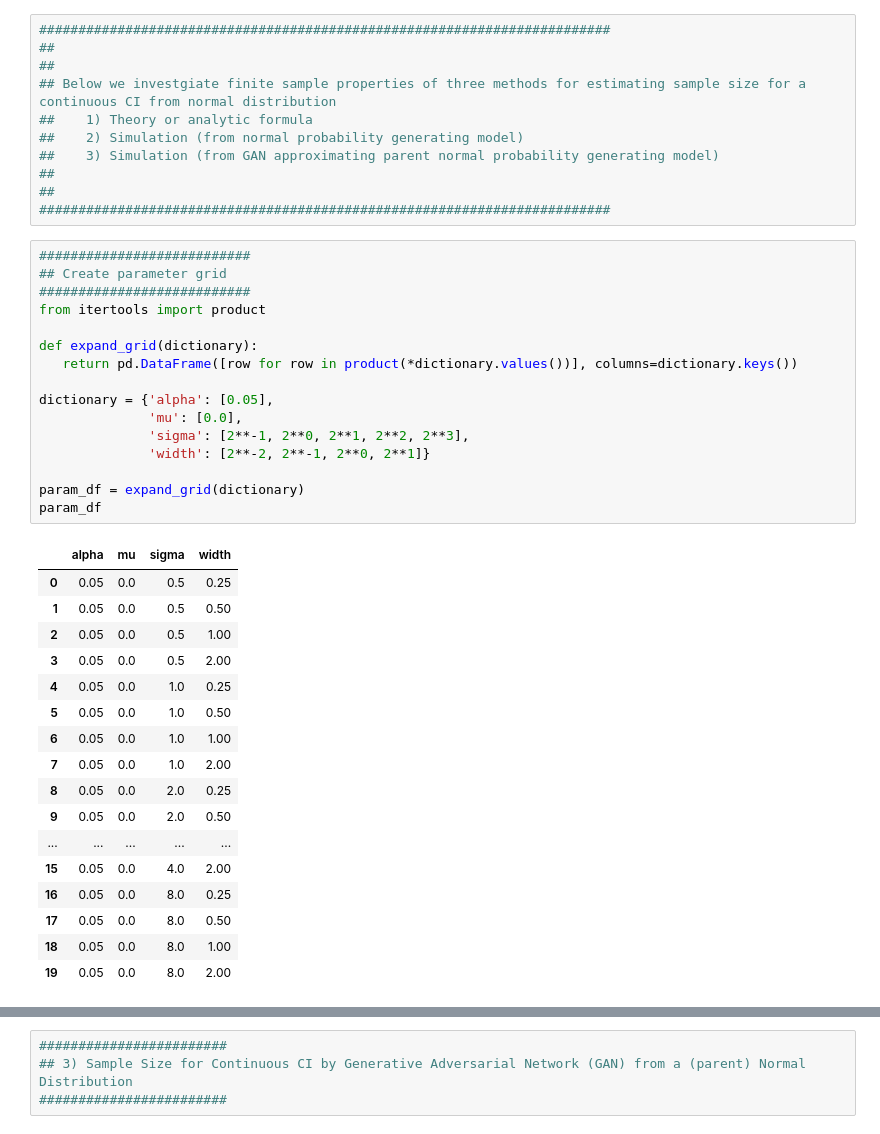
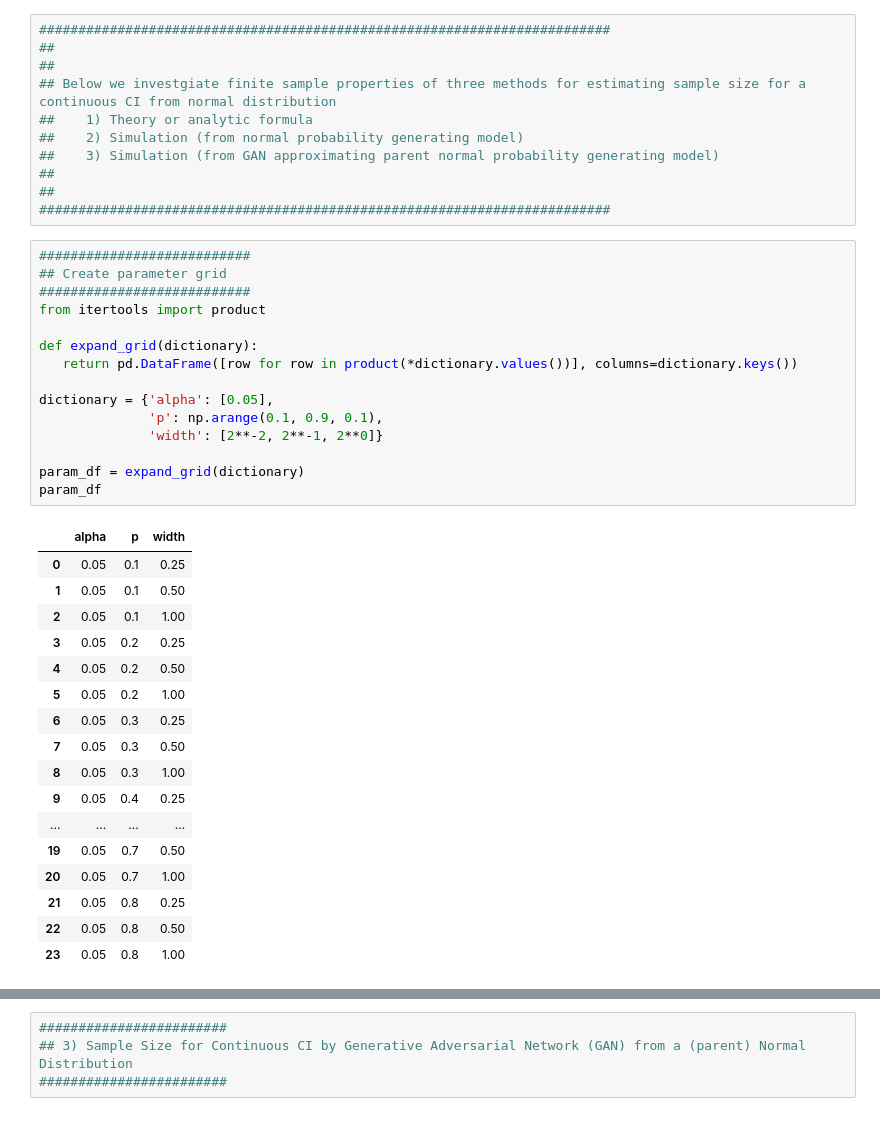
Before and after one commit to bettytan123/Sample-Size-Calculation, a Jupyter notebook: Python_SampleSize_ConfidenceInterval_Binomal_Mean.ipynb, the cells around one changed output, grey strips where cells are left out. Cells and saved outputs as stored; diff of their text form.

```diff
--- a/Python_SampleSize_ConfidenceInterval_Binomal_Mean.ipynb
+++ b/Python_SampleSize_ConfidenceInterval_Binomal_Mean.ipynb
@@ -309,37 +300,36 @@ NameError: ignored
 # %%
 ###########################
 ## Create parameter grid
 ###########################
 from itertools import product
 
 def expand_grid(dictionary):
    return pd.DataFrame([row for row in product(*dictionary.values())], columns=dictionary.keys())
 
 dictionary = {'alpha': [0.05],
-              'mu': [0.0],
-              'sigma': [2**-1, 2**0, 2**1, 2**2, 2**3],
-              'width': [2**-2, 2**-1, 2**0, 2**1]}
+              'p': np.arange(0.1, 0.9, 0.1),
+              'width': [2**-2, 2**-1, 2**0]}
 
 param_df = expand_grid(dictionary)
 param_df
 # %% [output]
-|  | alpha | mu | sigma | width |
-| 0 | 0.05 | 0.0 | 0.5 | 0.25 |
-| 1 | 0.05 | 0.0 | 0.5 | 0.50 |
-| 2 | 0.05 | 0.0 | 0.5 | 1.00 |
-| 3 | 0.05 | 0.0 | 0.5 | 2.00 |
-| 4 | 0.05 | 0.0 | 1.0 | 0.25 |
-| 5 | 0.05 | 0.0 | 1.0 | 0.50 |
-| 6 | 0.05 | 0.0 | 1.0 | 1.00 |
-| 7 | 0.05 | 0.0 | 1.0 | 2.00 |
-| 8 | 0.05 | 0.0 | 2.0 | 0.25 |
-| 9 | 0.05 | 0.0 | 2.0 | 0.50 |
-| ... | ... | ... | ... | ... |
-| 15 | 0.05 | 0.0 | 4.0 | 2.00 |
-| 16 | 0.05 | 0.0 | 8.0 | 0.25 |
-| 17 | 0.05 | 0.0 | 8.0 | 0.50 |
-| 18 | 0.05 | 0.0 | 8.0 | 1.00 |
-| 19 | 0.05 | 0.0 | 8.0 | 2.00 |
+|  | alpha | p | width |
+| 0 | 0.05 | 0.1 | 0.25 |
+| 1 | 0.05 | 0.1 | 0.50 |
+| 2 | 0.05 | 0.1 | 1.00 |
+| 3 | 0.05 | 0.2 | 0.25 |
+| 4 | 0.05 | 0.2 | 0.50 |
+| 5 | 0.05 | 0.2 | 1.00 |
+| 6 | 0.05 | 0.3 | 0.25 |
+| 7 | 0.05 | 0.3 | 0.50 |
+| 8 | 0.05 | 0.3 | 1.00 |
+| 9 | 0.05 | 0.4 | 0.25 |
+| ... | ... | ... | ... |
+| 19 | 0.05 | 0.7 | 0.50 |
+| 20 | 0.05 | 0.7 | 1.00 |
+| 21 | 0.05 | 0.8 | 0.25 |
+| 22 | 0.05 | 0.8 | 0.50 |
+| 23 | 0.05 | 0.8 | 1.00 |
 # %%
 #################
 ## 1) Sample Size for Continuous CI by Theory or Analytic Formula
```
Also changed, not shown: parts of 27 cells of this notebook.
